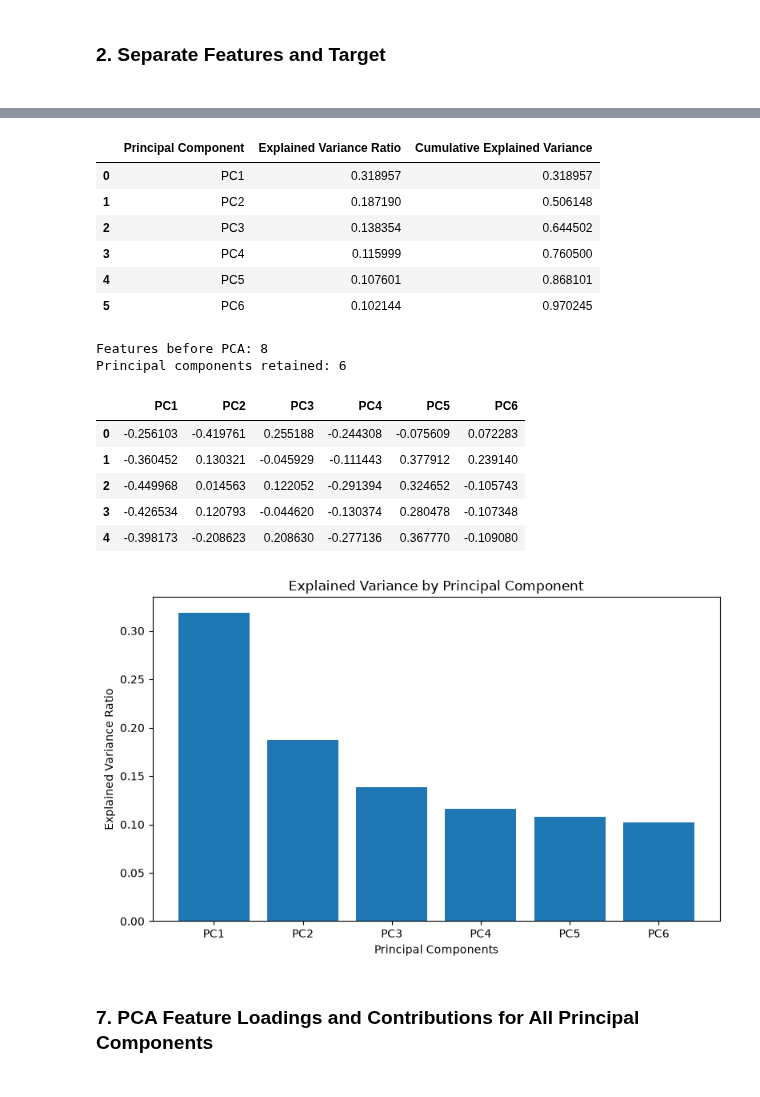
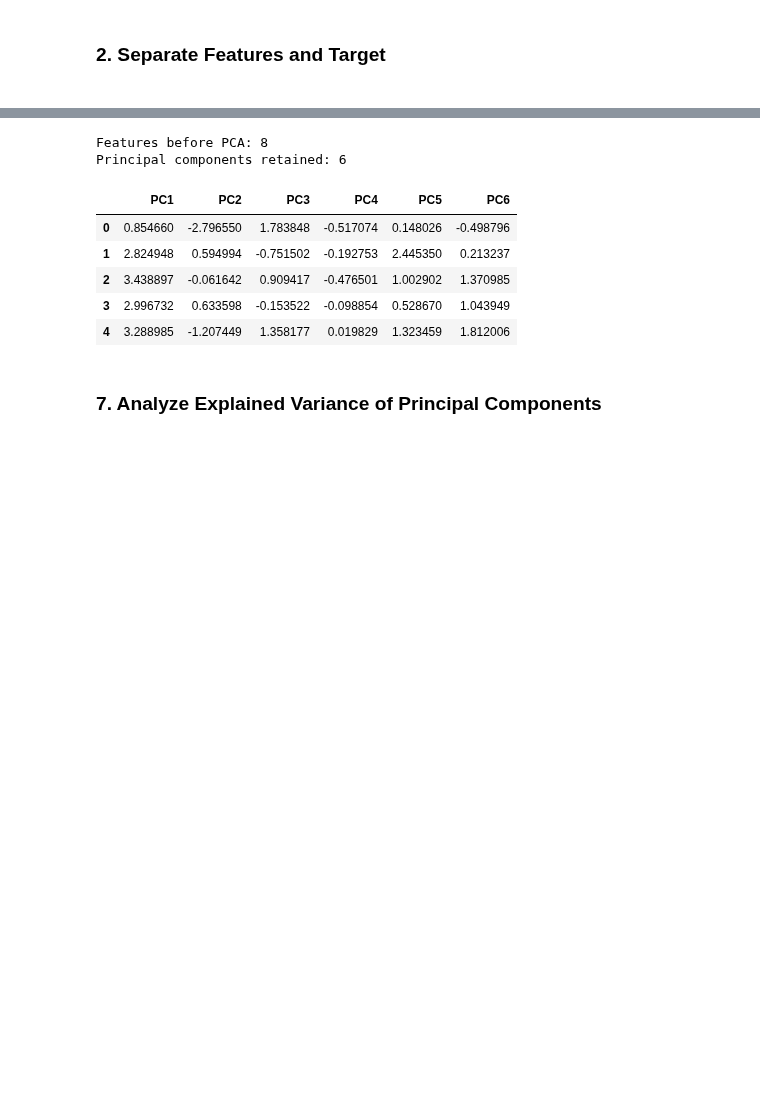
Before and after one commit to pathumzcode/Concrete-Compressive-Strength-Predictor, a Jupyter notebook: notebooks/03_feature_engineering.ipynb, the cells around one changed output, grey strips where cells are left out. Cells and saved outputs as stored; diff of their text form; code cells hidden in the pictures; blank space fills up the shorter version.

```diff
--- a/notebooks/03_feature_engineering.ipynb
+++ b/notebooks/03_feature_engineering.ipynb
@@ -151,51 +190,40 @@ Shape after feature selection: (911, 8)
 # %%
+#keep at least 95% of the important information in the data
 pca = PCA(n_components=0.95)
-X_pca_array = pca.fit_transform(X_selected)
 
-pca_columns = [f"PC{i + 1}" for i in range(X_pca_array.shape[1])]
+
+# Apply PCA to scaled features
+X_pca_array = pca.fit_transform(X_scaled)
+
+
+# Create names such as PC1, PC2, PC3...
+pca_columns = [
+    f"PC{i + 1}"
+    for i in range(X_pca_array.shape[1])
+]
+
+
+# Convert PCA output to DataFrame
 X_pca = pd.DataFrame(
     X_pca_array,
     columns=pca_columns,
-    index=X_selected.index,
+    index=X_scaled.index,
 )
 
-explained_variance = pd.DataFrame({
-    "Principal Component": pca_columns,
-    "Explained Variance Ratio": pca.explained_variance_ratio_,
-    "Cumulative Explained Variance": np.cumsum(pca.explained_variance_ratio_),
-})
 
-display(explained_variance)
-print("Features before PCA:", X_selected.shape[1])
+print("Features before PCA:", X_scaled.shape[1])
 print("Principal components retained:", X_pca.shape[1])
+
 display(X_pca.head())
-
-plt.figure(figsize=(8, 5))
-plt.bar(pca_columns, pca.explained_variance_ratio_)
-plt.xlabel('Principal Components')
-plt.ylabel('Explained Variance Ratio')
-plt.title('Explained Variance by Principal Component')
-plt.tight_layout()
-plt.savefig(FIGURES_PATH / 'pca_explained_variance.png', dpi=300)
-plt.show()
-plt.close()
 # %% [output]
+Features before PCA: 8
+Principal components retained: 6
-|  | Principal Component | Explained Variance Ratio | Cumulative Explained Variance |
-| 0 | PC1 | 0.318957 | 0.318957 |
-| 1 | PC2 | 0.187190 | 0.506148 |
-| 2 | PC3 | 0.138354 | 0.644502 |
-| 3 | PC4 | 0.115999 | 0.760500 |
-| 4 | PC5 | 0.107601 | 0.868101 |
-| 5 | PC6 | 0.102144 | 0.970245 |
+|  | PC1 | PC2 | PC3 | PC4 | PC5 | PC6 |
+| 0 | 0.854660 | -2.796550 | 1.783848 | -0.517074 | 0.148026 | -0.498796 |
+| 1 | 2.824948 | 0.594994 | -0.751502 | -0.192753 | 2.445350 | 0.213237 |
+| 2 | 3.438897 | -0.061642 | 0.909417 | -0.476501 | 1.002902 | 1.370985 |
+| 3 | 2.996732 | 0.633598 | -0.153522 | -0.098854 | 0.528670 | 1.043949 |
+| 4 | 3.288985 | -1.207449 | 1.358177 | 0.019829 | 1.323459 | 1.812006 |
-Features before PCA: 8
-Principal components retained: 6
-|  | PC1 | PC2 | PC3 | PC4 | PC5 | PC6 |
-| 0 | -0.256103 | -0.419761 | 0.255188 | -0.244308 | -0.075609 | 0.072283 |
-| 1 | -0.360452 | 0.130321 | -0.045929 | -0.111443 | 0.377912 | 0.239140 |
-| 2 | -0.449968 | 0.014563 | 0.122052 | -0.291394 | 0.324652 | -0.105743 |
-| 3 | -0.426534 | 0.120793 | -0.044620 | -0.130374 | 0.280478 | -0.107348 |
-| 4 | -0.398173 | -0.208623 | 0.208630 | -0.277136 | 0.367770 | -0.109080 |
-[figure, removed]
 # %% [markdown]
-<h3><b>7. PCA Feature Loadings and Contributions for All Principal Components <b><h3>
+<h3><b>7. Analyze Explained Variance of Principal Components</b></h3>
 # %%
```
Also changed, not shown: parts of 18 cells of this notebook, 6 other files.
